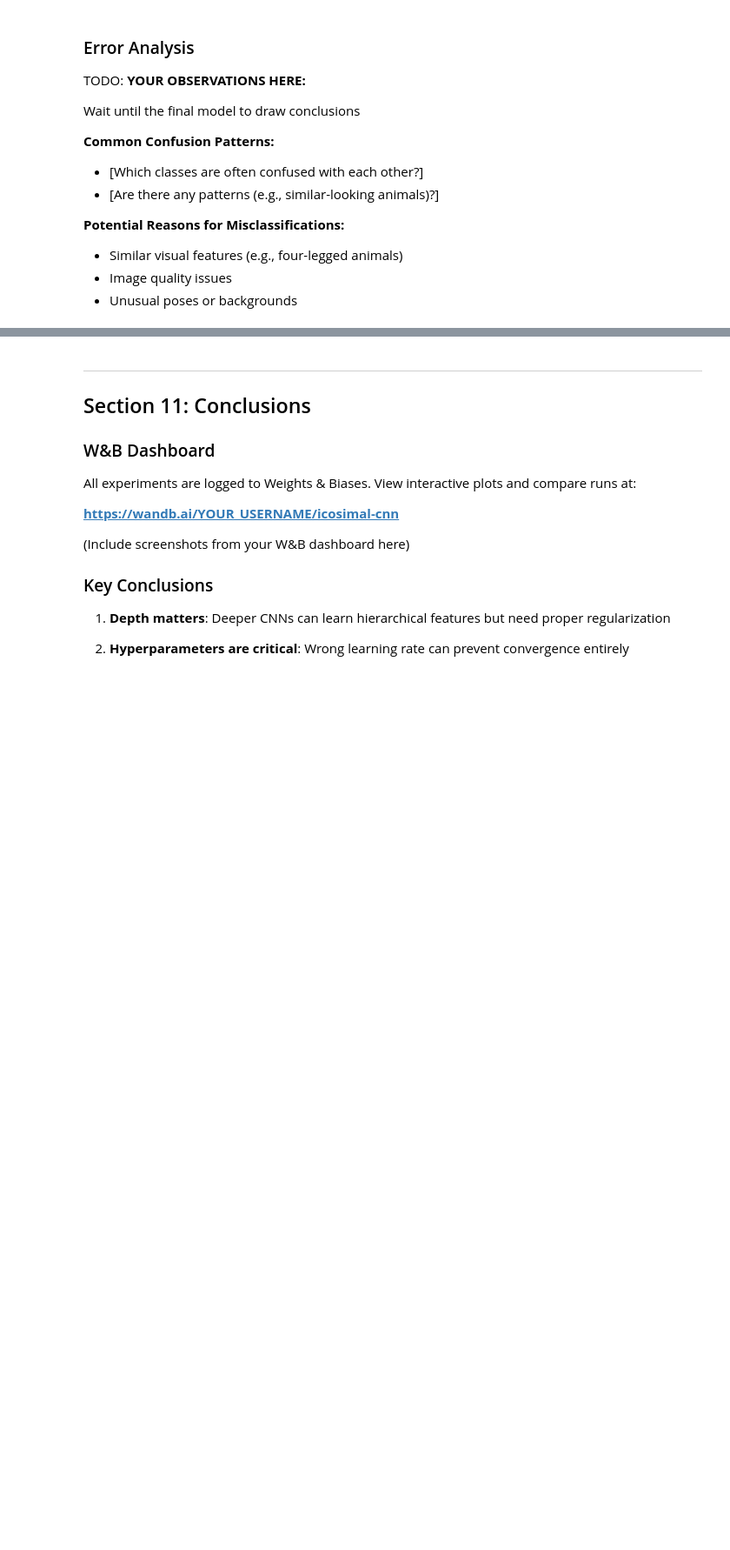
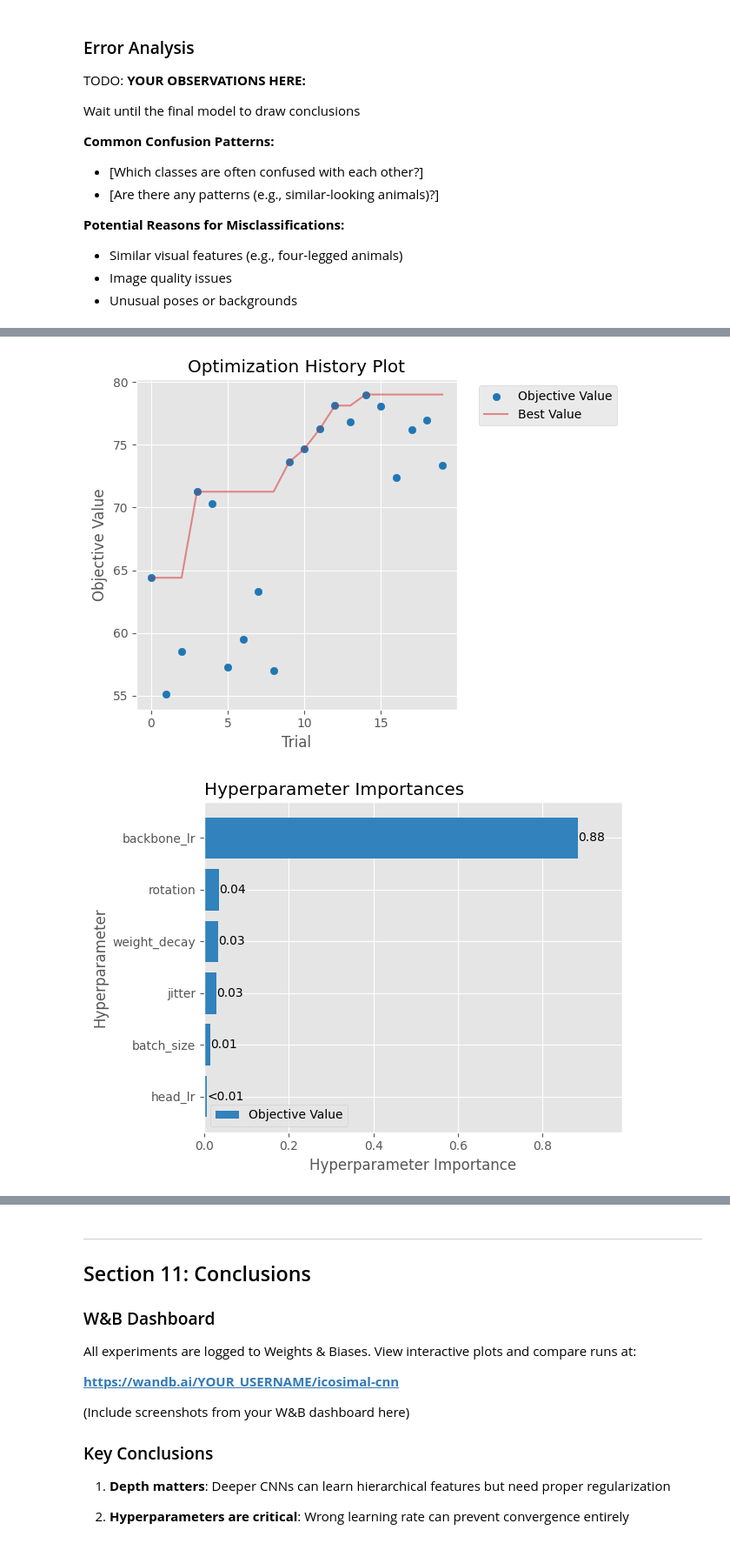
Before and after one commit to marcosncosta1/DeepLearning_practical_1, a Jupyter notebook: cnn_experiments.ipynb, the cells around one changed output, grey strips where cells are left out. Shown at 87% size. Cells and saved outputs as stored; diff of their text form; code cells hidden in the pictures; blank space fills up the shorter version.

```diff
--- a/cnn_experiments.ipynb
+++ b/cnn_experiments.ipynb
@@ -1744,0 +1886,21 @@ for hist, label in zip(aug_histories, aug_labels):
+# %%
+from optuna.visualization.matplotlib import (
+    plot_optimization_history,
+    plot_param_importances,
+    plot_contour,
+)
+
+# val_acc improvement across trials
+plot_optimization_history(study_resnet)
+plt.tight_layout(); plt.show()
+
+# which hyperparameter matters most
+plot_param_importances(study_resnet)
+plt.tight_layout(); plt.show()
+
+# interaction between two most important params
+plot_contour(study_resnet, params=['backbone_lr', 'head_lr'])
+plt.tight_layout(); plt.show()
+# %% [output]
+[figure, added]
+[figure, added]
```
Also changed, not shown: parts of 28 cells of this notebook.
